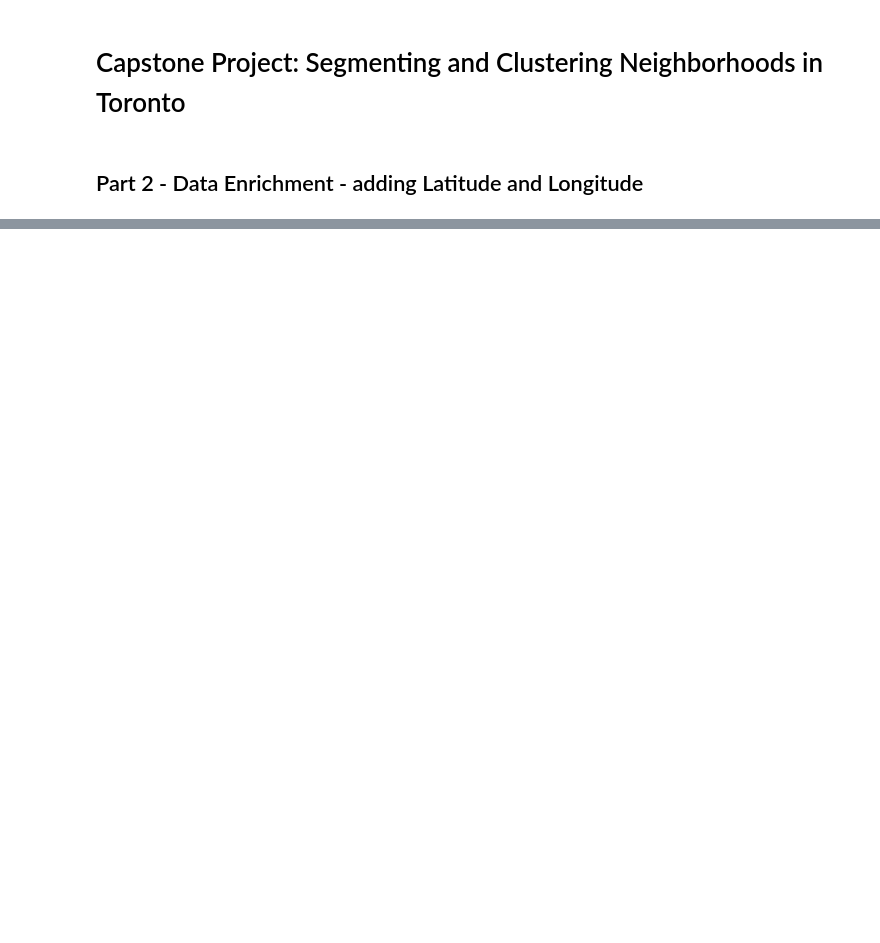
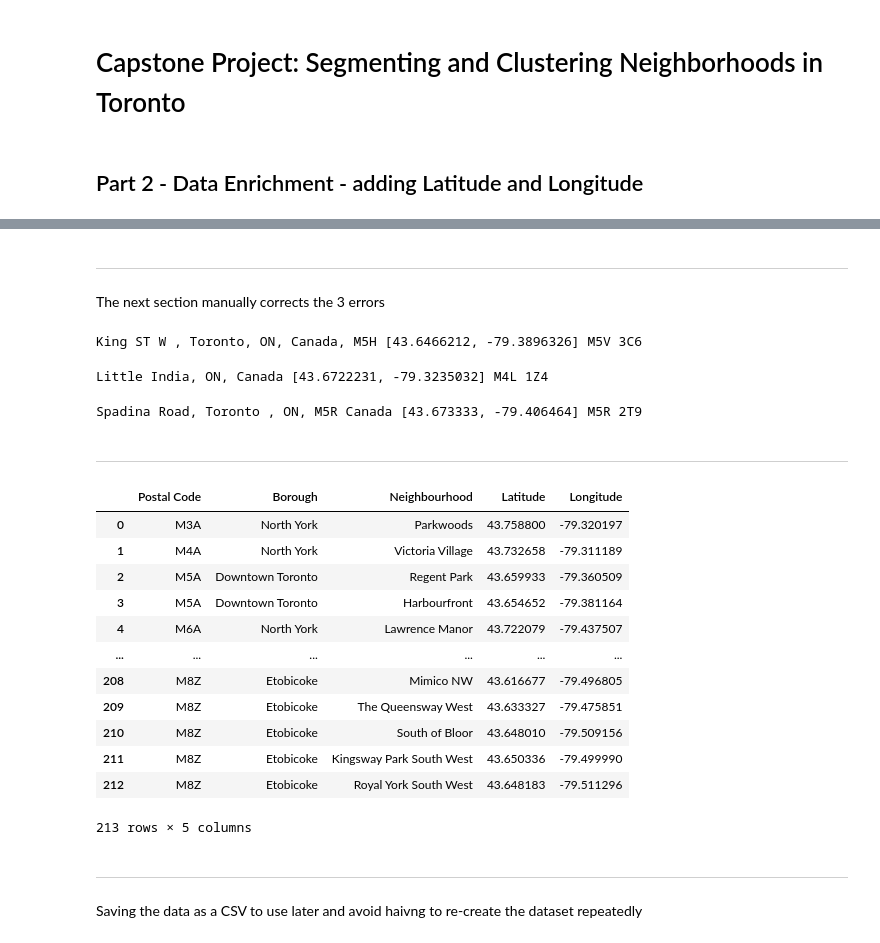
Before and after one commit to khofler/Coursera_Capstone, a Jupyter notebook: Capstone_part_2.ipynb, the cells around one changed output, grey strips where cells are left out. Drawn from its saved outputs; the diff is of its cells as text; code cells hidden in the pictures; blank space fills up the shorter version.

```diff
--- a/Capstone_part_2.ipynb
+++ b/Capstone_part_2.ipynb
@@ -111,2 +122,58 @@ df_tpc.head()
+# %% [markdown]
+---
+The next section manually corrects the 3 errors
+# %%
+# name correction required for neighbourhood - "ST W" added to the name
+n=51
+address=df_tpc.iat[n, 2]+' ST W , Toronto, ON, Canada, '+df_tpc.iat[n, 0]
+g = geocoder.locationiq(address, key='0dd3eb043b17af')
+df_tpc.iat[n, 3]=g.lat
+df_tpc.iat[n, 4]=g.lng
+print(address, g.latlng, g.postal)
+# %% [output]
+King ST W , Toronto, ON, Canada, M5H [43.6466212, -79.3896326] M5V 3C6
+# %%
+# name correction required for neighbourhood - India Bazaar is a restaurant / Eating area in Little India
+n=86
+address='Little India, ON, Canada'
+g = geocoder.locationiq(address, key='0dd3eb043b17af')
+df_tpc.iat[n, 3]=g.lat
+df_tpc.iat[n, 4]=g.lng
+print(address, g.latlng, g.postal)
+# %% [output]
+Little India, ON, Canada [43.6722231, -79.3235032] M4L 1Z4
+# %%
+# name correction required for neighbourhood - Road name needed to specifiy post code
+n=135
+address='Spadina Road, Toronto , ON, '+df_tpc.iat[n, 0]+' Canada'
+g = geocoder.locationiq(address, key='0dd3eb043b17af')
+df_tpc.iat[n, 3]=g.lat
+df_tpc.iat[n, 4]=g.lng
+print(address, g.latlng, g.postal)
+# %% [output]
+Spadina Road, Toronto , ON, M5R Canada [43.673333, -79.406464] M5R 2T9
+# %% [markdown]
+---
+# %%
+df_tpc.dropna(inplace=True)
+df_tpc.reset_index(drop=True, inplace=True)
+df_tpc
+# %% [output]
+|  | Postal Code | Borough | Neighbourhood | Latitude | Longitude |
+| 0 | M3A | North York | Parkwoods | 43.758800 | -79.320197 |
+| 1 | M4A | North York | Victoria Village | 43.732658 | -79.311189 |
+| 2 | M5A | Downtown Toronto | Regent Park | 43.659933 | -79.360509 |
+| 3 | M5A | Downtown Toronto | Harbourfront | 43.654652 | -79.381164 |
+| 4 | M6A | North York | Lawrence Manor | 43.722079 | -79.437507 |
+| ... | ... | ... | ... | ... | ... |
+| 208 | M8Z | Etobicoke | Mimico NW | 43.616677 | -79.496805 |
+| 209 | M8Z | Etobicoke | The Queensway West | 43.633327 | -79.475851 |
+| 210 | M8Z | Etobicoke | South of Bloor | 43.648010 | -79.509156 |
+| 211 | M8Z | Etobicoke | Kingsway Park South West | 43.650336 | -79.499990 |
+| 212 | M8Z | Etobicoke | Royal York South West | 43.648183 | -79.511296 |
+213 rows × 5 columns
+# %% [markdown]
+---
+Saving the data as a CSV to use later and avoid haivng to re-create the dataset repeatedly
 # %%
 df_tpc.to_csv('TNC_myLatLon.csv', sep = ',', header=df_tpc.columns)
```
Also changed, not shown: parts of 14 cells of this notebook, 5 other files.
